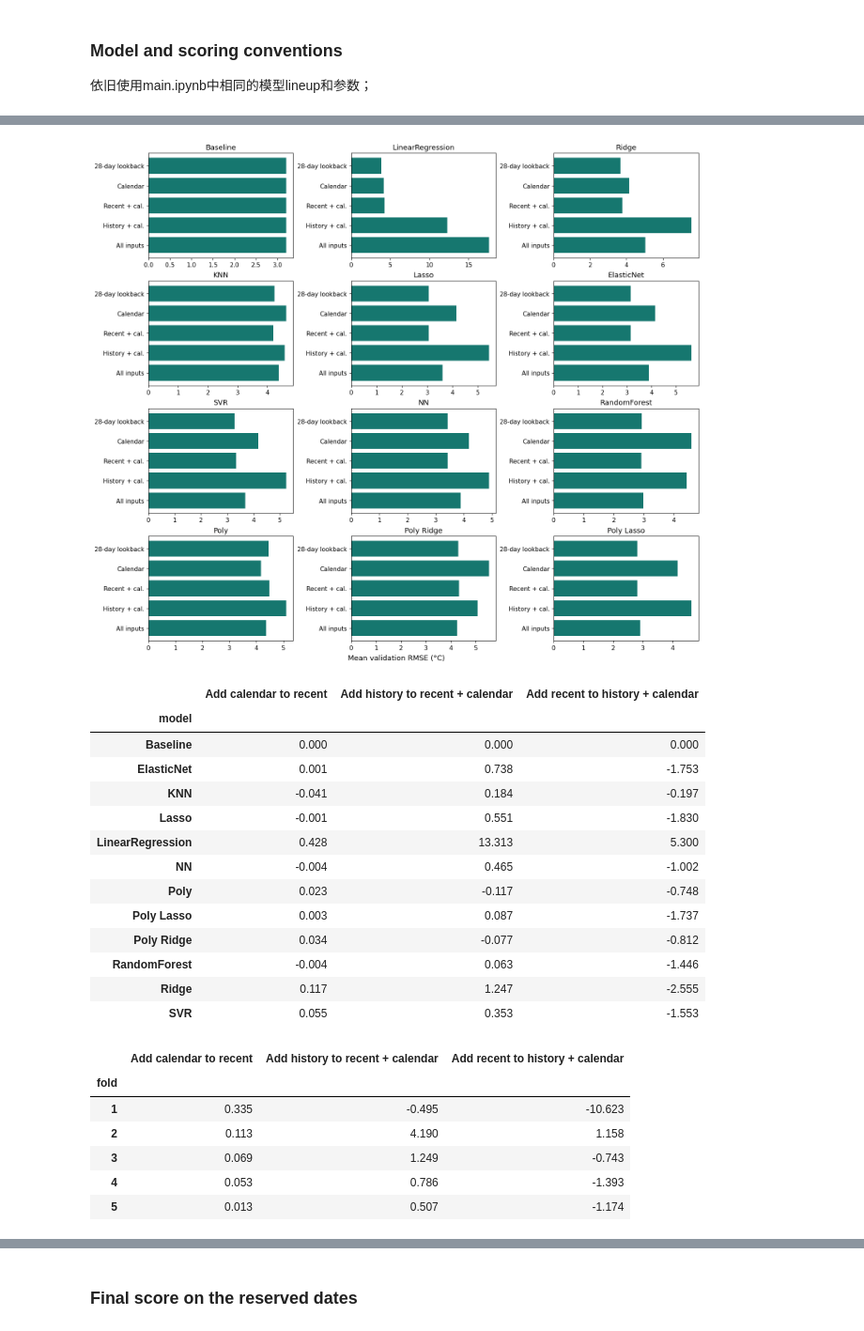
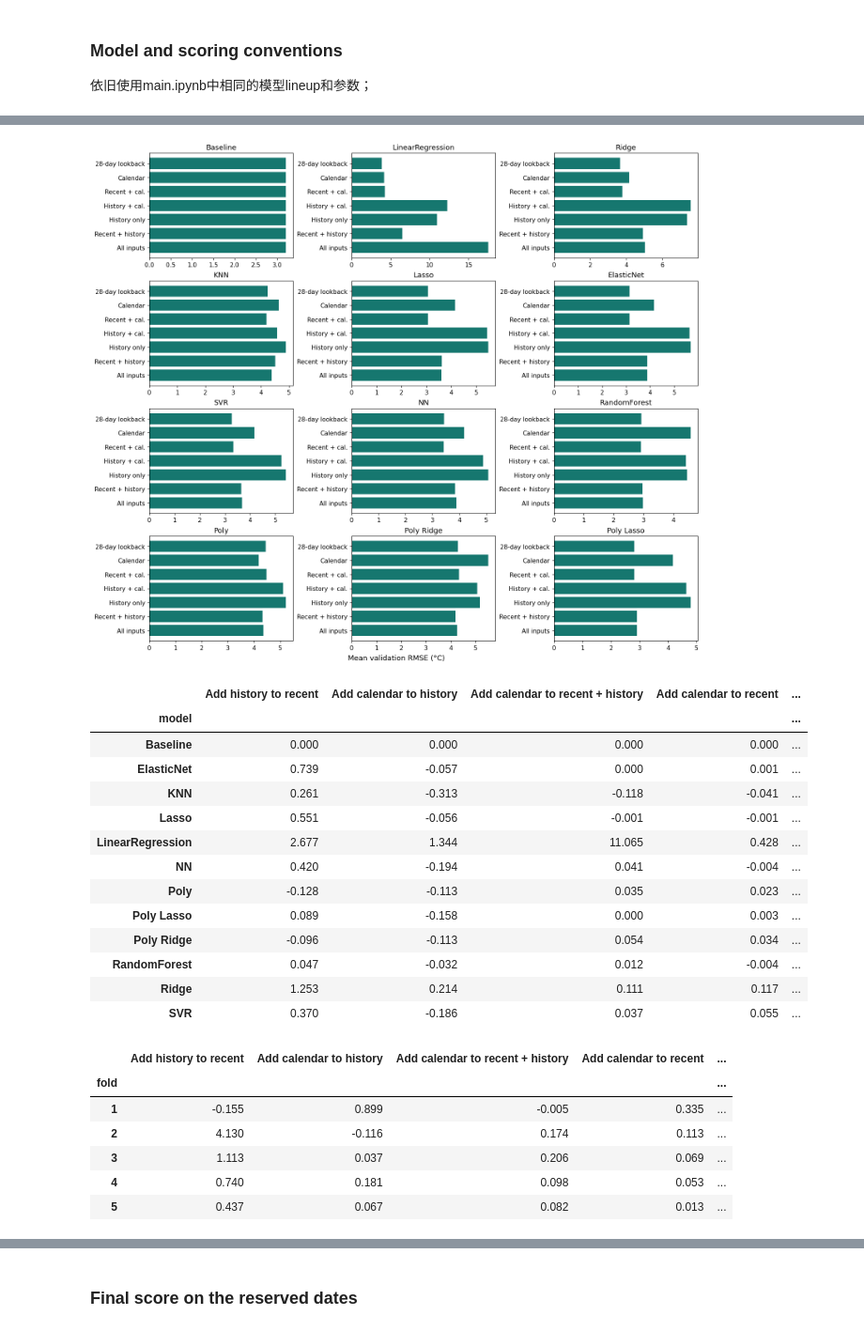
Before and after one commit to weijiawang2003/DATA-1030-Project, a Jupyter notebook: regression_inputs/02_calendar_and_history.ipynb, the cells around one changed output, grey strips where cells are left out. Shown at 94% size. Drawn from its saved outputs; the diff is of its cells as text; code cells hidden in the pictures.

Commit message:
Add model-specific lookback comparisons and complete weather scenarios

```diff
--- a/regression_inputs/02_calendar_and_history.ipynb
+++ b/regression_inputs/02_calendar_and_history.ipynb
@@ -153,43 +157,46 @@ Each panel shows the five settings for one model. The vertical scale can differ
 # %%
 fig, axes = plt.subplots(4, 3, figsize=(14, 12), constrained_layout=True)
-labels = ["28-day lookback", "Calendar", "Recent + cal.", "History + cal.", "All inputs"]
+labels = ["28-day lookback", "Calendar", "Recent + cal.", "History + cal.", "History only", "Recent + history", "All inputs"]
 for ax, model in zip(axes.flat, MODELS):
     ax.barh(labels, errors.loc[SETTINGS, model], color="#16776f")
     ax.invert_yaxis()
     ax.set_title(model)
 fig.supxlabel("Mean validation RMSE (°C)")
 plt.show()
 
 paired = scores.pivot(index=["model", "fold"], columns="setting", values="rmse")
 delta = pd.DataFrame({
+    "Add history to recent": paired["Recent + history"] - paired["Recent 28"],
+    "Add calendar to history": paired["History + calendar"] - paired["History only"],
+    "Add calendar to recent + history": paired[SETTINGS[-1]] - paired["Recent + history"],
     "Add calendar to recent": paired["Recent + calendar"] - paired["Recent 28"],
     "Add history to recent + calendar": paired[SETTINGS[-1]] - paired["Recent + calendar"],
     "Add recent to history + calendar": paired[SETTINGS[-1]] - paired["History + calendar"]})
 display(delta.groupby(level="model").mean().dropna(how="all").round(3))
 display(delta.xs("Ridge").round(3))
 # %% [output]
-[figure, old version]
+[figure, new version]
-|  | Add calendar to recent | Add history to recent + calendar | Add recent to history + calendar |
-| model |  |  |  |
-| Baseline | 0.000 | 0.000 | 0.000 |
-| ElasticNet | 0.001 | 0.738 | -1.753 |
-| KNN | -0.041 | 0.184 | -0.197 |
-| Lasso | -0.001 | 0.551 | -1.830 |
-| LinearRegression | 0.428 | 13.313 | 5.300 |
-| NN | -0.004 | 0.465 | -1.002 |
-| Poly | 0.023 | -0.117 | -0.748 |
-| Poly Lasso | 0.003 | 0.087 | -1.737 |
-| Poly Ridge | 0.034 | -0.077 | -0.812 |
-| RandomForest | -0.004 | 0.063 | -1.446 |
-| Ridge | 0.117 | 1.247 | -2.555 |
-| SVR | 0.055 | 0.353 | -1.553 |
+|  | Add history to recent | Add calendar to history | Add calendar to recent + history | Add calendar to recent | ... |
+| model |  |  |  |  | ... |
+| Baseline | 0.000 | 0.000 | 0.000 | 0.000 | ... |
+| ElasticNet | 0.739 | -0.057 | 0.000 | 0.001 | ... |
+| KNN | 0.261 | -0.313 | -0.118 | -0.041 | ... |
+| Lasso | 0.551 | -0.056 | -0.001 | -0.001 | ... |
+| LinearRegression | 2.677 | 1.344 | 11.065 | 0.428 | ... |
+| NN | 0.420 | -0.194 | 0.041 | -0.004 | ... |
+| Poly | -0.128 | -0.113 | 0.035 | 0.023 | ... |
+| Poly Lasso | 0.089 | -0.158 | 0.000 | 0.003 | ... |
+| Poly Ridge | -0.096 | -0.113 | 0.054 | 0.034 | ... |
+| RandomForest | 0.047 | -0.032 | 0.012 | -0.004 | ... |
+| Ridge | 1.253 | 0.214 | 0.111 | 0.117 | ... |
+| SVR | 0.370 | -0.186 | 0.037 | 0.055 | ... |
-|  | Add calendar to recent | Add history to recent + calendar | Add recent to history + calendar |
-| fold |  |  |  |
-| 1 | 0.335 | -0.495 | -10.623 |
-| 2 | 0.113 | 4.190 | 1.158 |
-| 3 | 0.069 | 1.249 | -0.743 |
-| 4 | 0.053 | 0.786 | -1.393 |
-| 5 | 0.013 | 0.507 | -1.174 |
+|  | Add history to recent | Add calendar to history | Add calendar to recent + history | Add calendar to recent | ... |
+| fold |  |  |  |  | ... |
+| 1 | -0.155 | 0.899 | -0.005 | 0.335 | ... |
+| 2 | 4.130 | -0.116 | 0.174 | 0.113 | ... |
+| 3 | 1.113 | 0.037 | 0.206 | 0.069 | ... |
+| 4 | 0.740 | 0.181 | 0.098 | 0.053 | ... |
+| 5 | 0.437 | 0.067 | 0.082 | 0.013 | ... |
 # %% [markdown]
 ### What the full comparison shows
 
```
Also changed, not shown: parts of 4 cells of this notebook, 3 other files.
